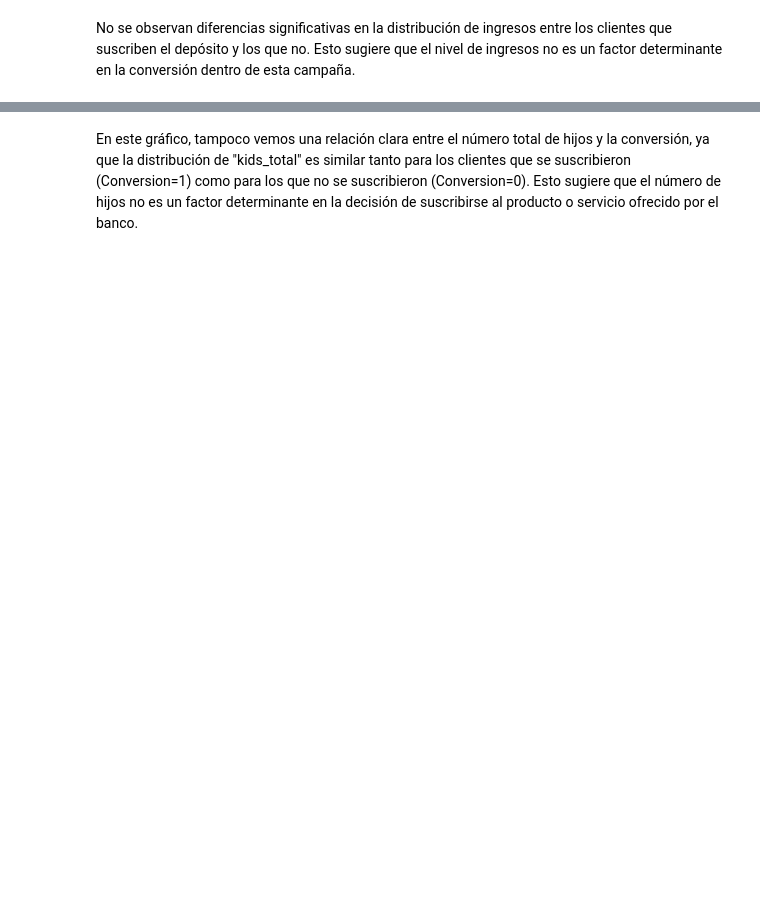
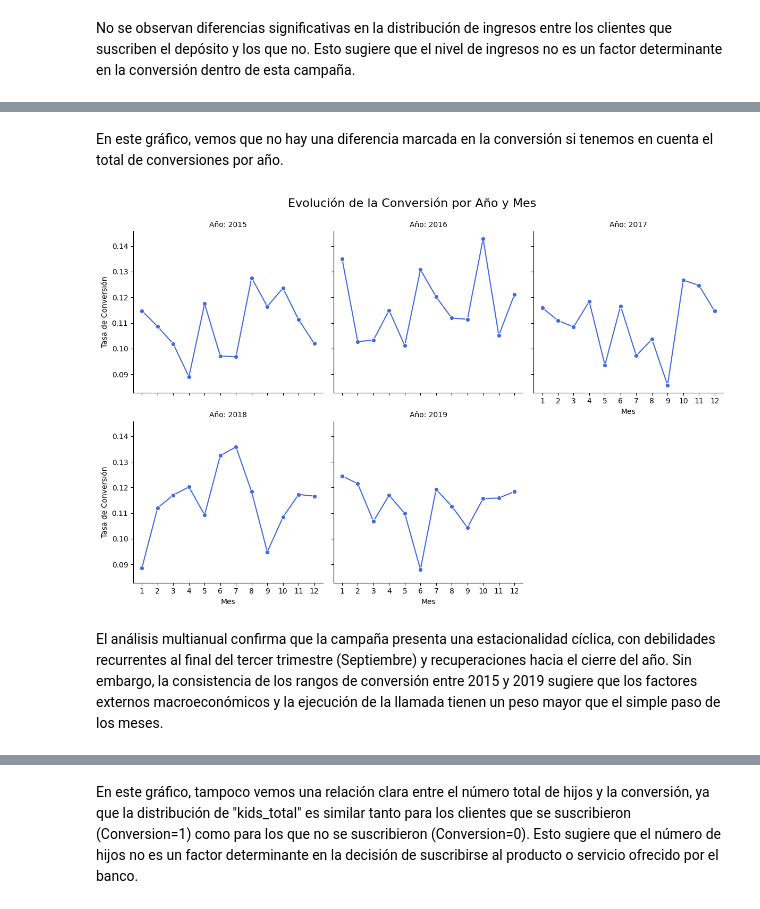
Before and after one commit to SofiaConsoli/proyecto_EDA_python, a Jupyter notebook: notebooks/analisis_eda.ipynb, the cells around one changed output, grey strips where cells are left out. Drawn from its saved outputs; the diff is of its cells as text; code cells hidden in the pictures; blank space fills up the shorter version.

```diff
--- a/notebooks/analisis_eda.ipynb
+++ b/notebooks/analisis_eda.ipynb
@@ -263 +531,27 @@ plt.show()
+# %% [markdown]
+En este gráfico, vemos que no hay una diferencia marcada en la conversión si tenemos en cuenta el total de conversiones por año.
+# %%
+#Para poder analizar si hay algún patrón relacionada con la fecha de conversión, podemos crear un gráfico por año que relacione el mes de ese año con la conversión.
+
+df_limpio['date'] = pd.to_datetime(df_limpio['date'])
+df_limpio['year'] = df_limpio['date'].dt.year
+df_limpio['month'] = df_limpio['date'].dt.month
+
+df_mensual = df_limpio.groupby(['year', 'month'])['Conversion'].mean().reset_index()
+
+g = sns.FacetGrid(df_mensual, col="year", col_wrap=3, height=4, sharey=True)
+g.map(sns.lineplot, "month", "Conversion", marker="o", color="royalblue")
+
+g.set_axis_labels("Mes", "Tasa de Conversión")
+g.set_titles("Año: {col_name}")
+g.set(xticks=range(1, 13))
+
+plt.subplots_adjust(top=0.9)
+g.fig.suptitle('Evolución de la Conversión por Año y Mes', fontsize=16)
+
+plt.show()
+# %% [output]
+[figure, added]
+# %% [markdown]
+El análisis multianual confirma que la campaña presenta una estacionalidad cíclica, con debilidades recurrentes al final del tercer trimestre (Septiembre) y recuperaciones hacia el cierre del año. Sin embargo, la consistencia de los rangos de conversión entre 2015 y 2019 sugiere que los factores externos macroeconómicos y la ejecución de la llamada tienen un peso mayor que el simple paso de los meses.
 # %%
```
Also changed, not shown: parts of 48 cells of this notebook.
